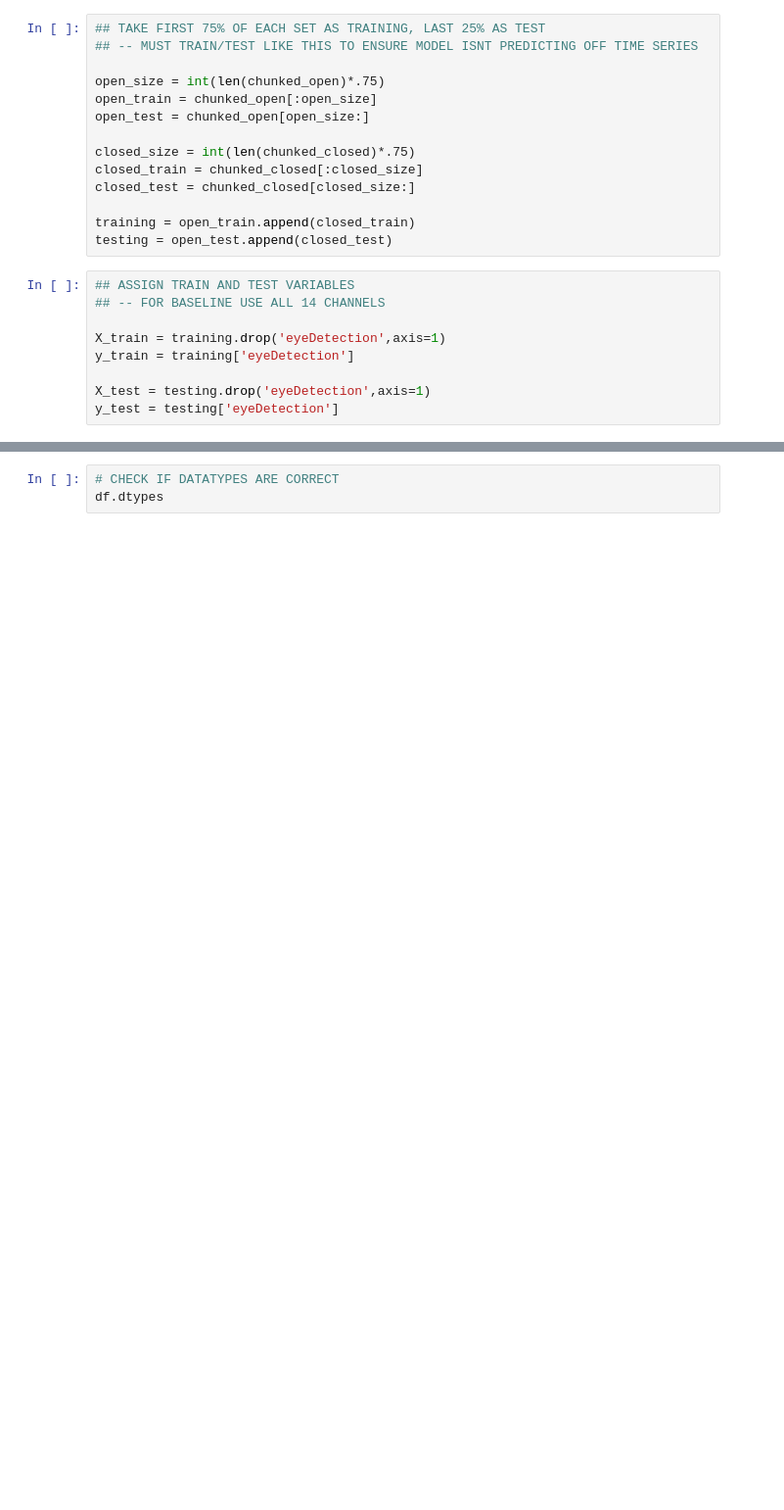
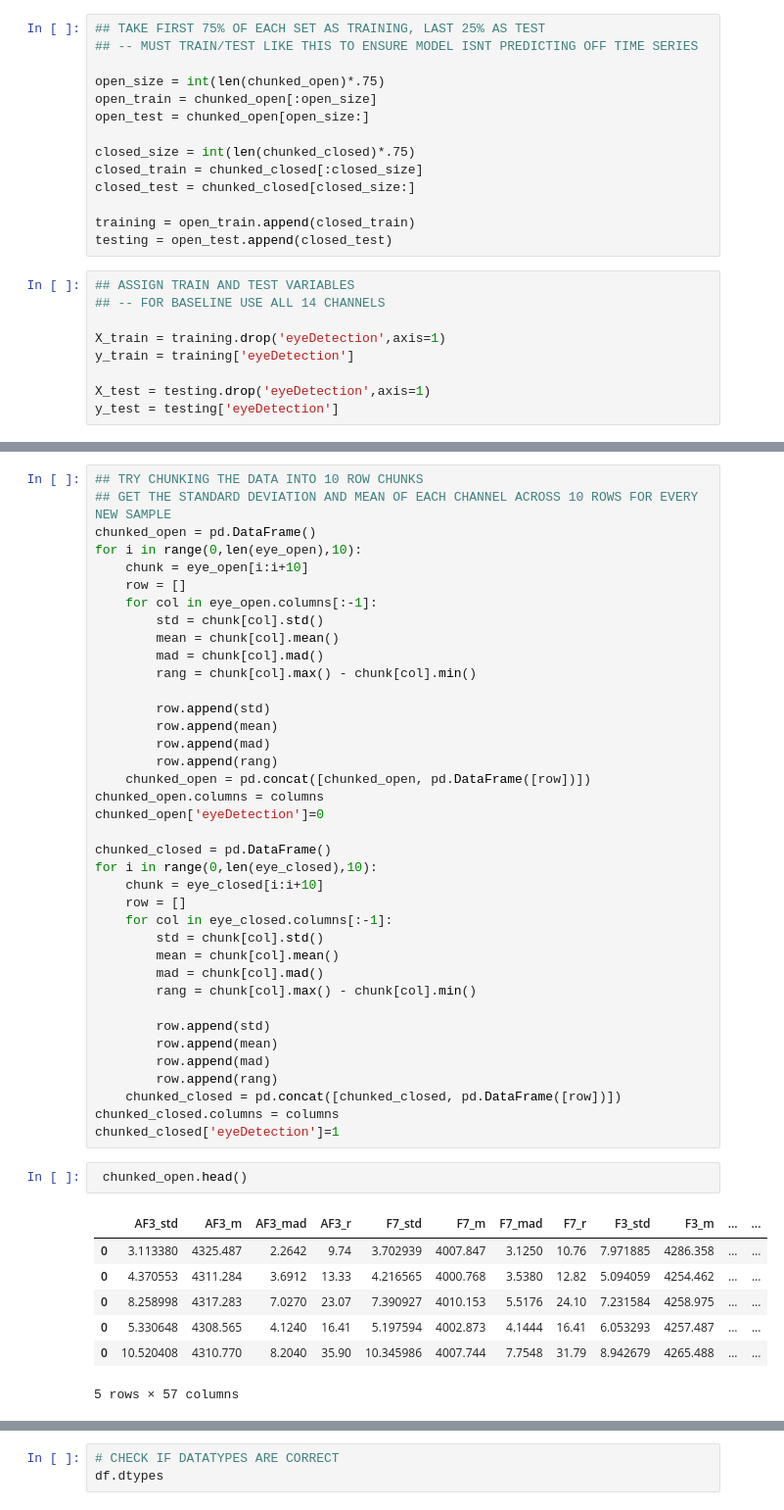
Before and after one commit to AndrewSGShin/Do_Eye_See, a Jupyter notebook: test.ipynb, the cells around one changed output, grey strips where cells are left out. Shown at 98% size. Cells and saved outputs as stored; diff of their text form; blank space fills up the shorter version.

```diff
--- a/test.ipynb
+++ b/test.ipynb
@@ -284,0 +379,48 @@ Text(0, 0.5, 'Features (Channels)')
+# %%
+## TRY CHUNKING THE DATA INTO 10 ROW CHUNKS
+## GET THE STANDARD DEVIATION AND MEAN OF EACH CHANNEL ACROSS 10 ROWS FOR EVERY NEW SAMPLE
+chunked_open = pd.DataFrame()
+for i in range(0,len(eye_open),10):
+    chunk = eye_open[i:i+10]
+    row = []
+    for col in eye_open.columns[:-1]:
+        std = chunk[col].std()
+        mean = chunk[col].mean()
+        mad = chunk[col].mad()
+        rang = chunk[col].max() - chunk[col].min()
+
+        row.append(std)
+        row.append(mean)
+        row.append(mad)
+        row.append(rang)
+    chunked_open = pd.concat([chunked_open, pd.DataFrame([row])])
+chunked_open.columns = columns
+chunked_open['eyeDetection']=0
+
+chunked_closed = pd.DataFrame()
+for i in range(0,len(eye_closed),10):
+    chunk = eye_closed[i:i+10]
+    row = []
+    for col in eye_closed.columns[:-1]:
+        std = chunk[col].std()
+        mean = chunk[col].mean()
+        mad = chunk[col].mad()
+        rang = chunk[col].max() - chunk[col].min()
+
+        row.append(std)
+        row.append(mean)
+        row.append(mad)
+        row.append(rang)
+    chunked_closed = pd.concat([chunked_closed, pd.DataFrame([row])])
+chunked_closed.columns = columns
+chunked_closed['eyeDetection']=1
+# %%
+ chunked_open.head()
+# %% [output]
+|  | AF3_std | AF3_m | AF3_mad | AF3_r | F7_std | F7_m | F7_mad | F7_r | F3_std | F3_m | ... | ... |
+| 0 | 3.113380 | 4325.487 | 2.2642 | 9.74 | 3.702939 | 4007.847 | 3.1250 | 10.76 | 7.971885 | 4286.358 | ... | ... |
+| 0 | 4.370553 | 4311.284 | 3.6912 | 13.33 | 4.216565 | 4000.768 | 3.5380 | 12.82 | 5.094059 | 4254.462 | ... | ... |
+| 0 | 8.258998 | 4317.283 | 7.0270 | 23.07 | 7.390927 | 4010.153 | 5.5176 | 24.10 | 7.231584 | 4258.975 | ... | ... |
+| 0 | 5.330648 | 4308.565 | 4.1240 | 16.41 | 5.197594 | 4002.873 | 4.1444 | 16.41 | 6.053293 | 4257.487 | ... | ... |
+| 0 | 10.520408 | 4310.770 | 8.2040 | 35.90 | 10.345986 | 4007.744 | 7.7548 | 31.79 | 8.942679 | 4265.488 | ... | ... |
+5 rows × 57 columns
```
Also changed, not shown: parts of 58 cells of this notebook.
